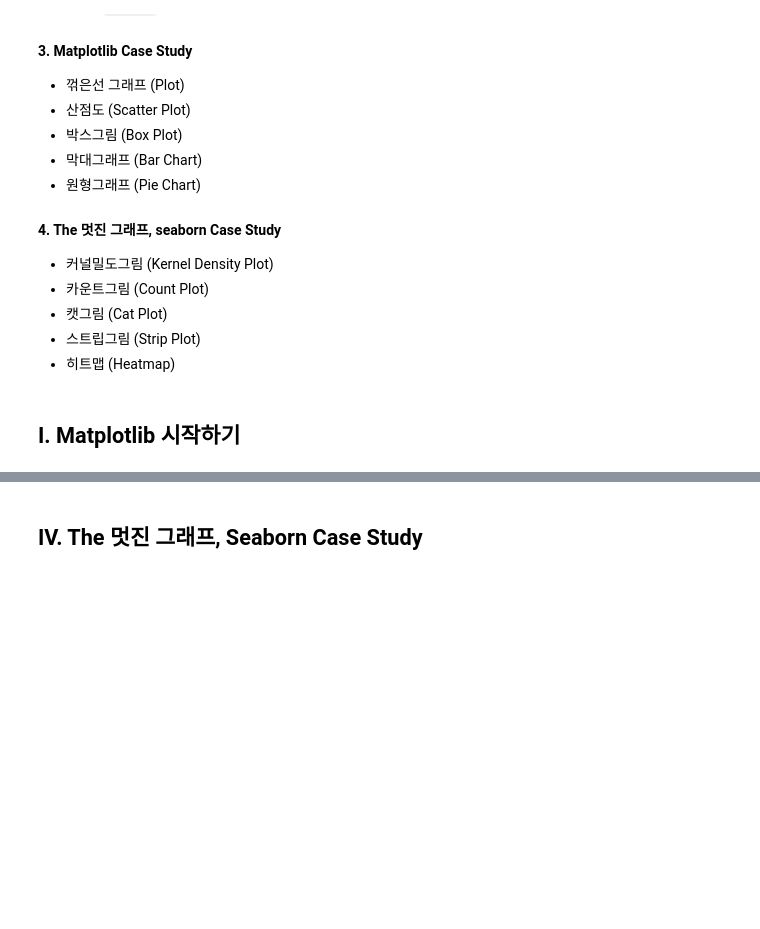
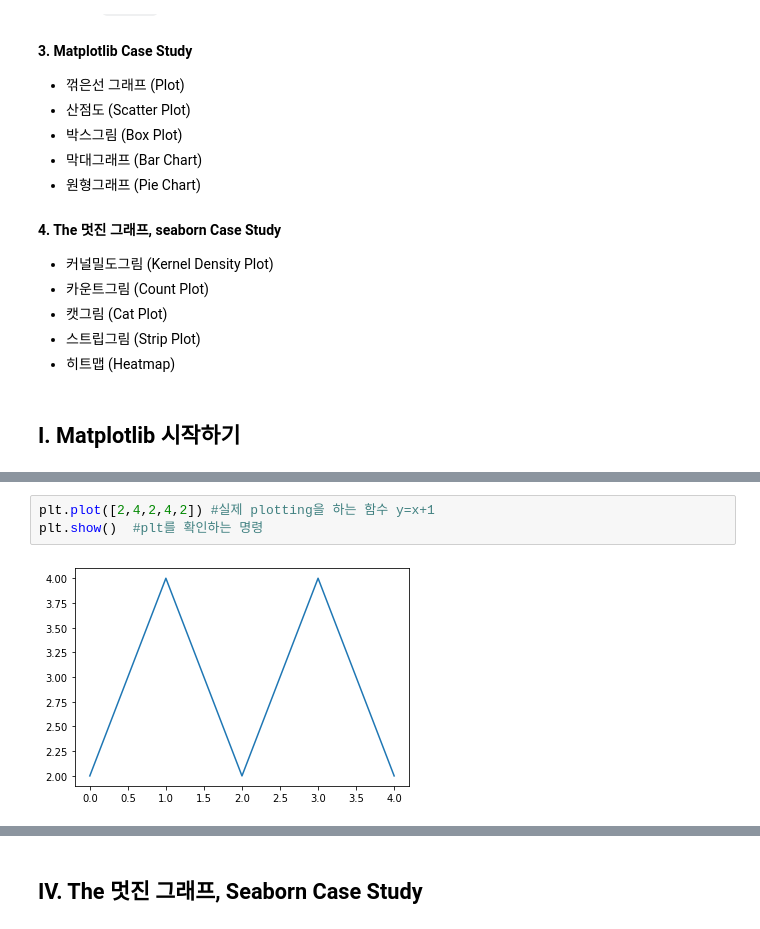
Before and after one commit to super-corini/programmers_kdt_II, a Jupyter notebook: 3. python으로 멋드러진 그래프 그리기, Matplotlib.ipynb, the cells around one changed output, grey strips where cells are left out. Saved outputs shown, nothing was run; the diff lists cells and outputs as text; blank space fills up the shorter version.

```diff
--- a/3. python으로 멋드러진 그래프 그리기, Matplotlib.ipynb
+++ b/3. python으로 멋드러진 그래프 그리기, Matplotlib.ipynb
@@ -31,0 +46,5 @@
+# %%
+plt.plot([2,4,2,4,2]) #실제 plotting을 하는 함수 y=x+1
+plt.show()  #plt를 확인하는 명령
+# %% [output]
+[figure, added]
```
Also changed, not shown: parts of 46 cells of this notebook.
